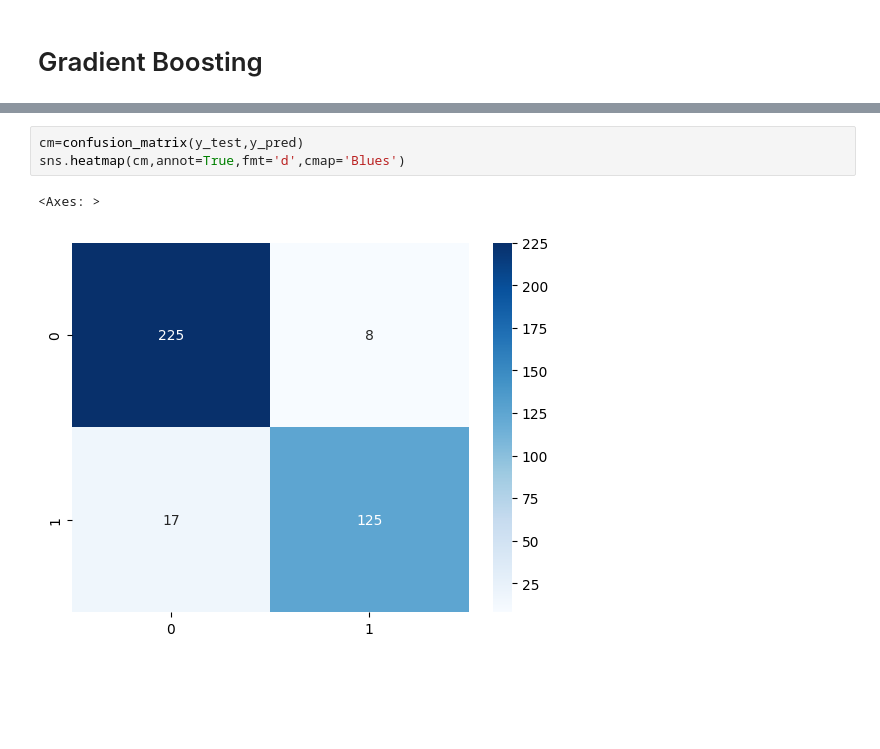
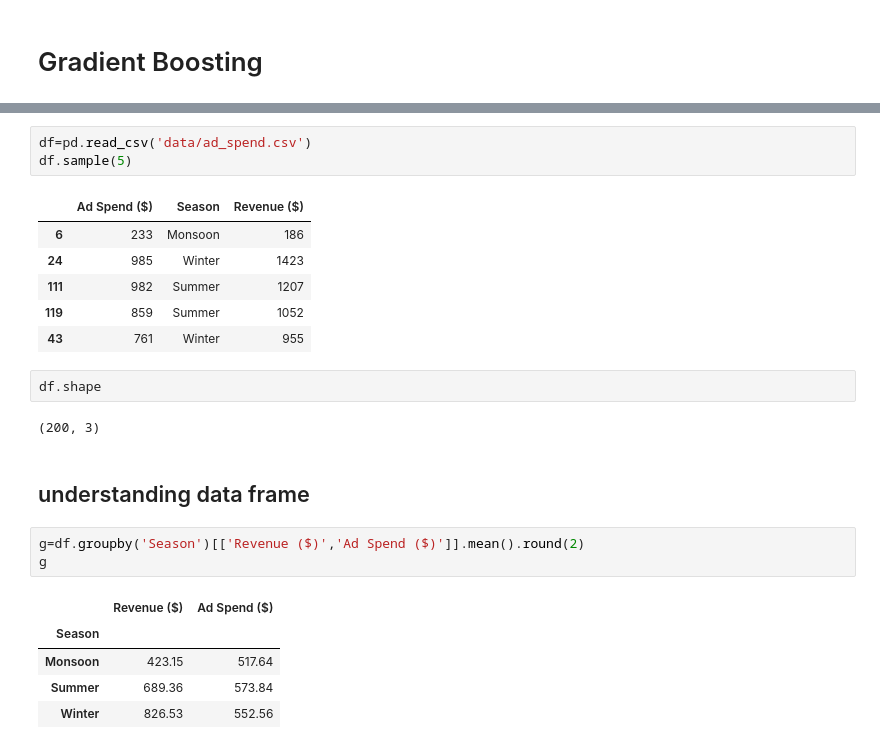
Before and after one commit to rupeshkumarp/ML, a Jupyter notebook: ensemble/boosting.ipynb, the cells around one changed output, grey strips where cells are left out. Drawn from its saved outputs; the diff is of its cells as text; blank space fills up the shorter version.

```diff
--- a/ensemble/boosting.ipynb
+++ b/ensemble/boosting.ipynb
@@ -123,6 +97,25 @@ weighted avg       0.93      0.93      0.93       375
-# %%
-cm=confusion_matrix(y_test,y_pred)
-sns.heatmap(cm,annot=True,fmt='d',cmap='Blues')
-# %% [output]
-<Axes: >
-[figure, removed]
+# %%
+df=pd.read_csv('data/ad_spend.csv')
+df.sample(5)
+# %% [output]
+|  | Ad Spend ($) | Season | Revenue ($) |
+| 6 | 233 | Monsoon | 186 |
+| 24 | 985 | Winter | 1423 |
+| 111 | 982 | Summer | 1207 |
+| 119 | 859 | Summer | 1052 |
+| 43 | 761 | Winter | 955 |
+# %%
+df.shape
+# %% [output]
+(200, 3)
+# %% [markdown]
+## understanding data frame
+# %%
+g=df.groupby('Season')[['Revenue ($)','Ad Spend ($)']].mean().round(2)
+g
+# %% [output]
+|  | Revenue ($) | Ad Spend ($) |
+| Season |  |  |
+| Monsoon | 423.15 | 517.64 |
+| Summer | 689.36 | 573.84 |
+| Winter | 826.53 | 552.56 |
```
Also changed, not shown: parts of 12 cells of this notebook.
